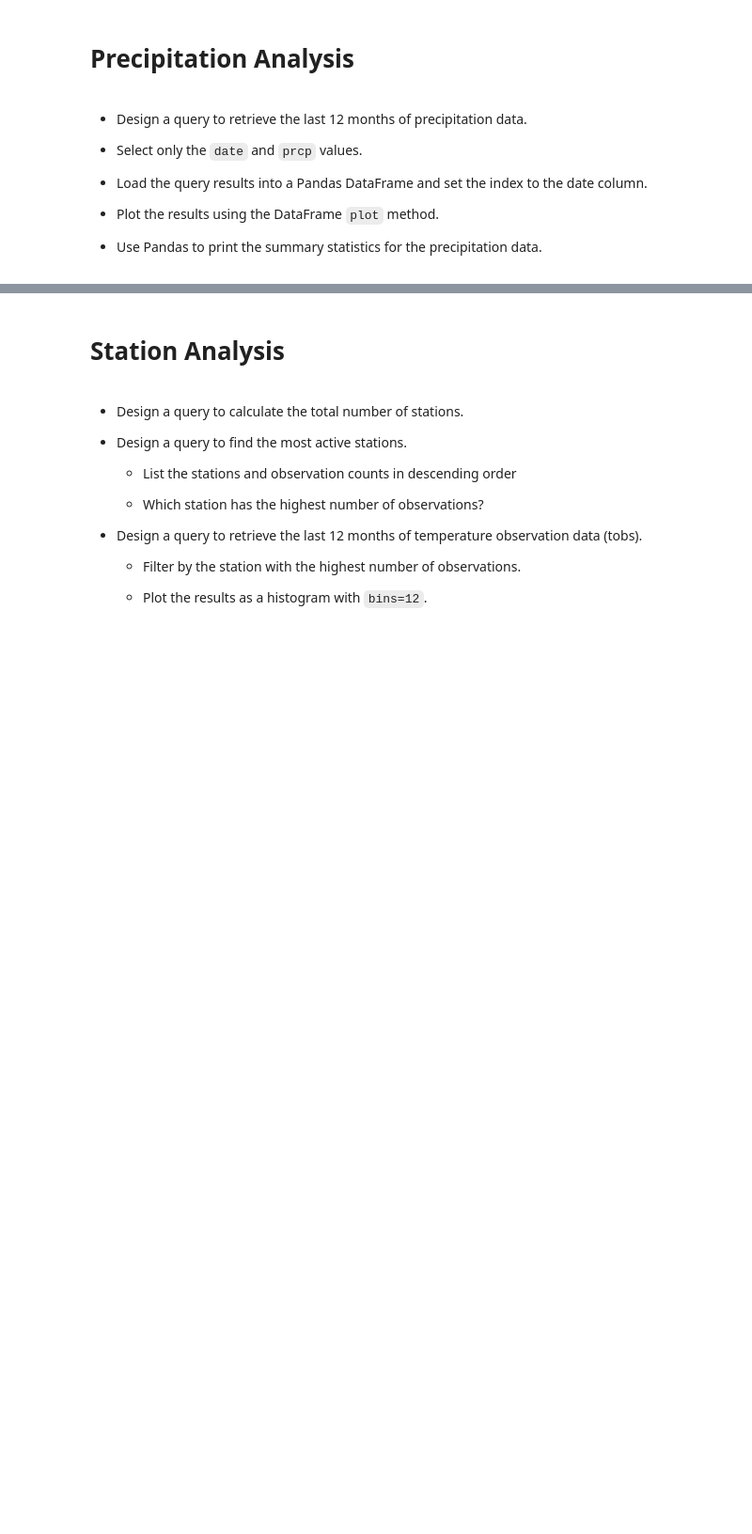
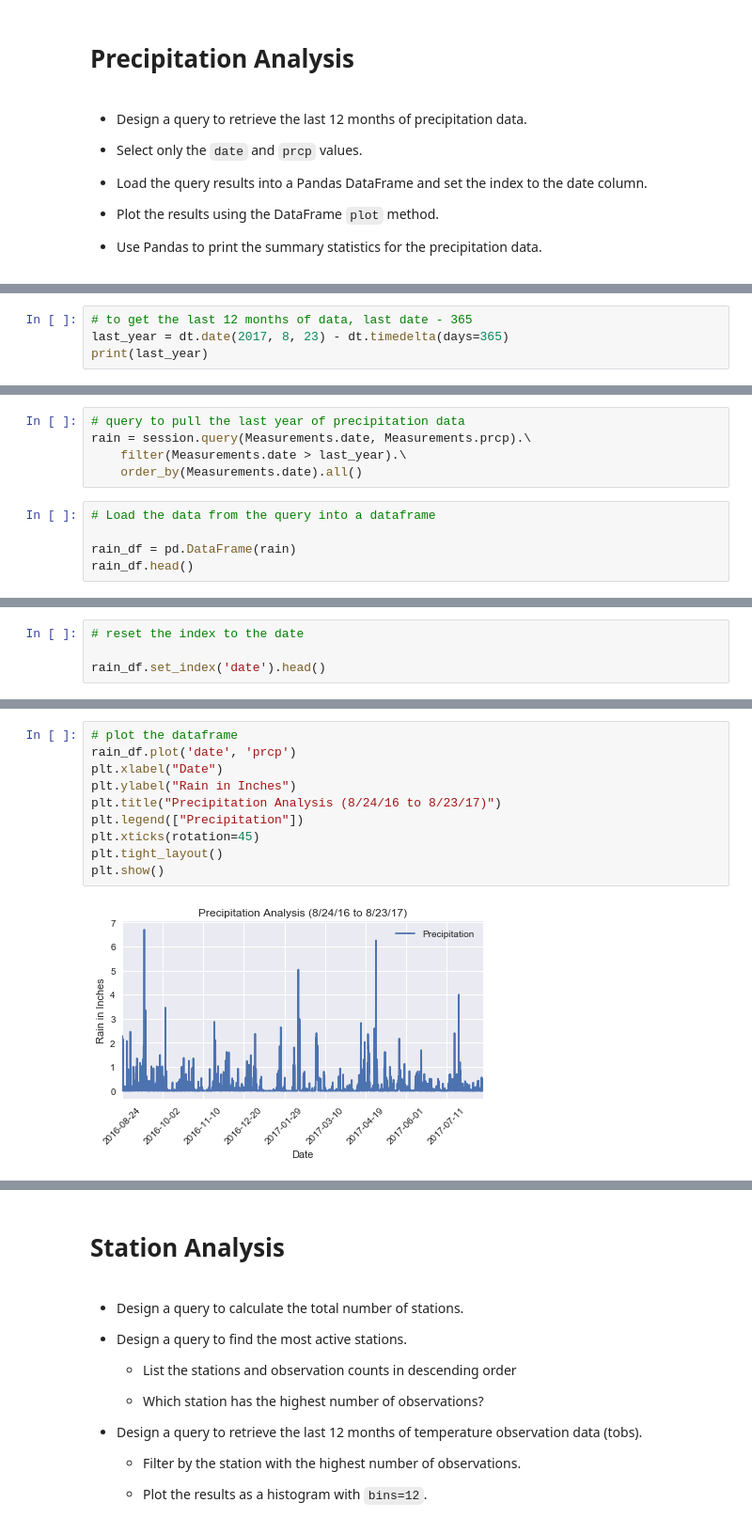
Before and after one commit to BaouleSama/AdvancedDataHomework, a Jupyter notebook: climate_analysis.ipynb, the cells around one changed output, grey strips where cells are left out. Shown at 94% size. Saved outputs shown, nothing was run; the diff lists cells and outputs as text; blank space fills up the shorter version.

Commit message:
Completed step 3 through Station Analysis

```diff
--- a/climate_analysis.ipynb
+++ b/climate_analysis.ipynb
@@ -24,0 +92,4 @@ You are now ready to use Python and SQLAlchemy to do basic climate analysis and
+# %%
+# to get the last 12 months of data, last date - 365
+last_year = dt.date(2017, 8, 23) - dt.timedelta(days=365)
+print(last_year)
@@ -24,0 +98,10 @@ You are now ready to use Python and SQLAlchemy to do basic climate analysis and
+# %%
+# query to pull the last year of precipitation data
+rain = session.query(Measurements.date, Measurements.prcp).\
+    filter(Measurements.date > last_year).\
+    order_by(Measurements.date).all()
+# %%
+# Load the data from the query into a dataframe
+
+rain_df = pd.DataFrame(rain)
+rain_df.head()
@@ -24,0 +115,4 @@ You are now ready to use Python and SQLAlchemy to do basic climate analysis and
+# %%
+# reset the index to the date
+
+rain_df.set_index('date').head()
@@ -24,0 +127,12 @@ You are now ready to use Python and SQLAlchemy to do basic climate analysis and
+# %%
+# plot the dataframe
+rain_df.plot('date', 'prcp')
+plt.xlabel("Date")
+plt.ylabel("Rain in Inches")
+plt.title("Precipitation Analysis (8/24/16 to 8/23/17)")
+plt.legend(["Precipitation"])
+plt.xticks(rotation=45)
+plt.tight_layout()
+plt.show()
+# %% [output]
+[figure, added]
```
Also changed, not shown: parts of 18 cells of this notebook, 2 other files.
